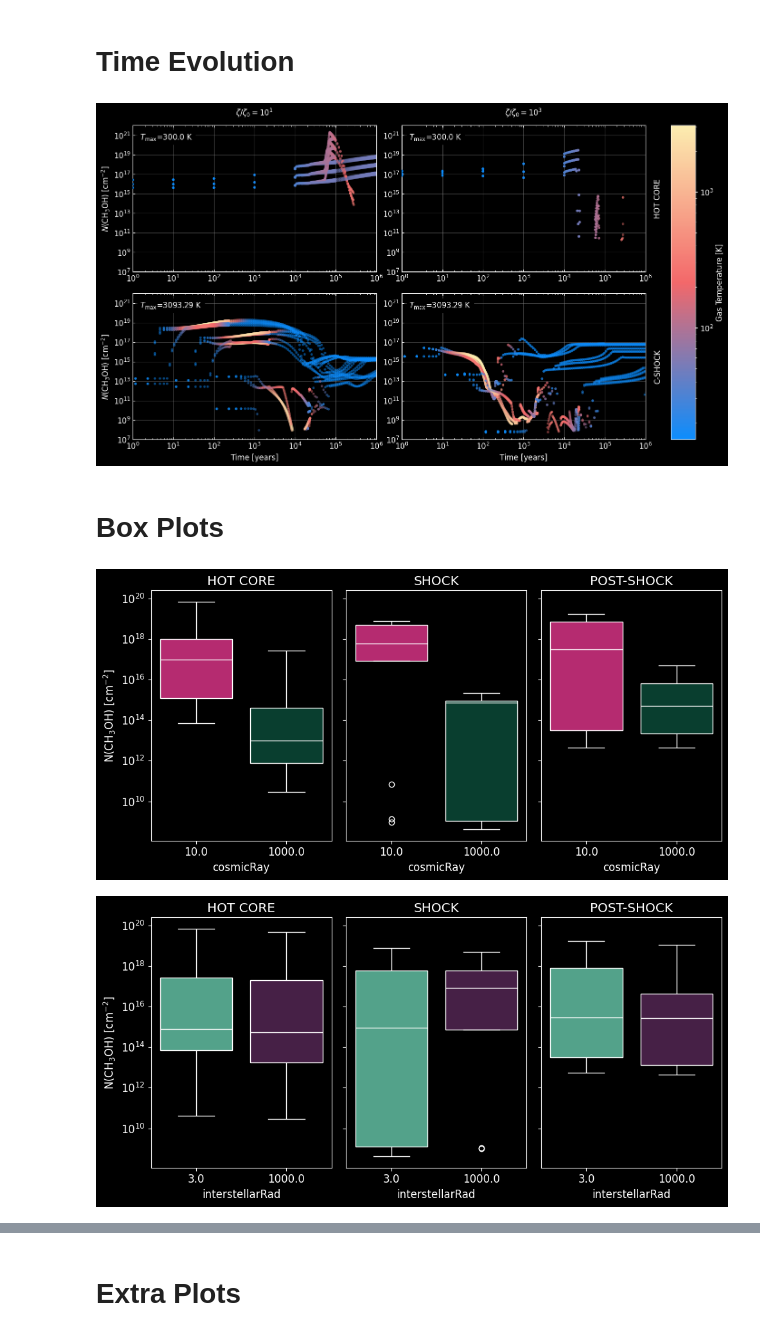
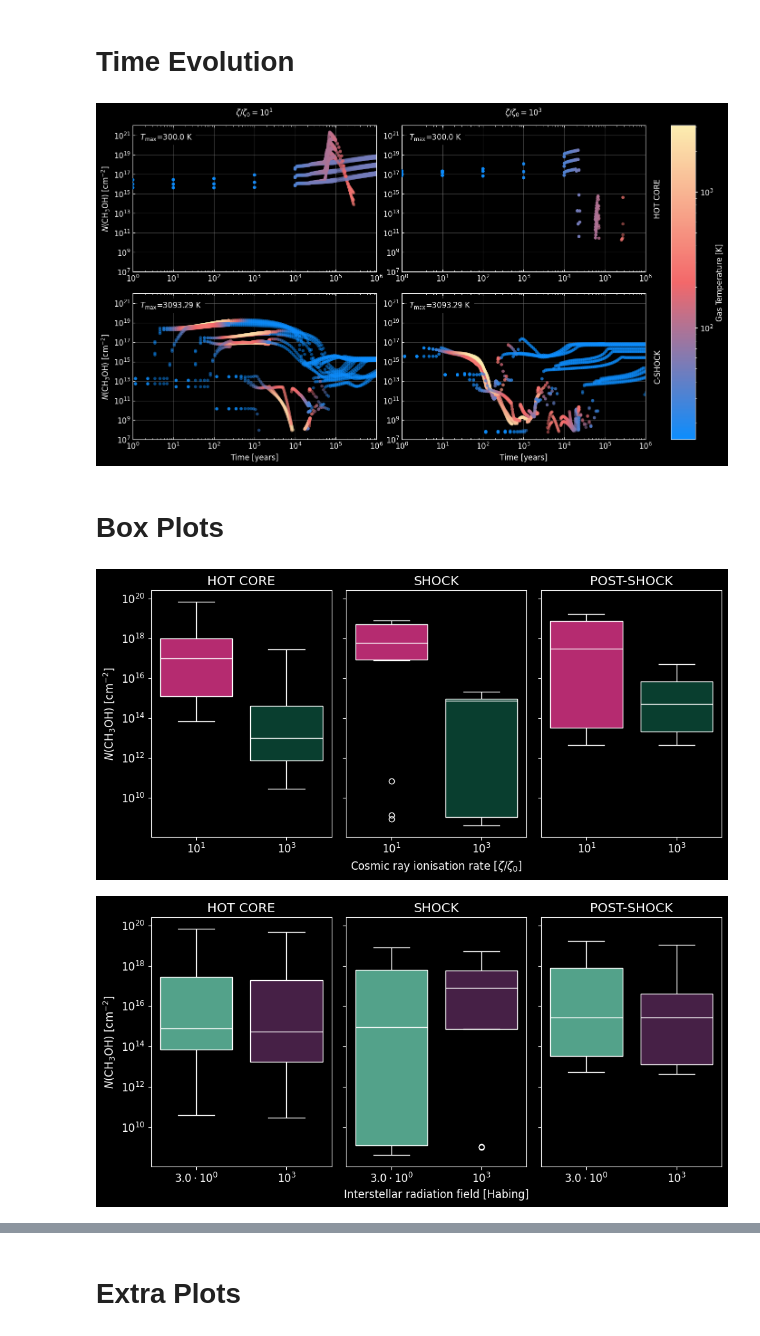
Before and after one commit to georgina-sampson/LEAPS-2024, a Jupyter notebook: CH3OH/plots.ipynb, the cells around one changed output, grey strips where cells are left out. Drawn from its saved outputs; the diff is of its cells as text; code cells hidden in the pictures.

```diff
--- a/CH3OH/plots.ipynb
+++ b/CH3OH/plots.ipynb
@@ -81,8 +94,10 @@ for tipo, df in dfDic.items():
         ax=fig.add_subplot(gs[i,j])
         sns.scatterplot(data=df[df['zeta']==zeta], x='Time', y='N_CH3OH',
                         hue='gasTemp', palette=cmap, hue_norm=norm,
-                        alpha=0.5, s=15,
-                        linewidth=0, ax=ax, zorder=10, legend=None)
+                        alpha=0.5, s=25,
+                        linewidth=0,
+                        ax=ax, zorder=10, legend=None)
+
         ax.grid(color='grey', alpha=0.5, zorder=2)
         ax.set_xscale('log')
         ax.set_yscale('log')
@@ -91,33 +106,33 @@ for tipo, df in dfDic.items():
         ax.tick_params(axis='both', which='both',direction='in', top=True)
 
         ax.set_xlabel(r'Time [years]' if i==1 else None)
         ax.set_ylabel(r'$N$(CH$_3$OH) [cm$^{-2}$]' if j==0 else None)
 
         ax.text(x=0.03, y=0.95, s=r"$T_\mathrm{max}$"+f"={df[df['zeta']==zeta]['gasTemp'].max()} K",
                 backgroundcolor='black',
                 horizontalalignment='left',
                 verticalalignment='top',
                 transform=ax.transAxes)
 
         if j==1:
             ax.text(1.05, 0.5, tipo.upper() if tipo==constants.HOTCORE else tipo.upper().replace(' ', '-'),
                     horizontalalignment='center',
                     verticalalignment='center',
                     rotation='vertical',
                     transform=ax.transAxes)
         if i==0:
             ax.text(0.5, 1.05, r"$\zeta/\zeta_0=10^1$" if j==0 else r"$\zeta/\zeta_0=10^3$",
                     horizontalalignment='center',
                     verticalalignment='bottom',
                     transform=ax.transAxes)
 
 cax=fig.add_subplot(gs[:, -1])
 sm = plt.cm.ScalarMappable(cmap=cmap, norm=norm)
 sm.set_array([])
 fig.colorbar(sm, cax=cax, label='Gas Temperature [K]')
 fig.savefig(f"TimeEvolution_CH3OH_columnDensity.png")
 # plt.close()
 # %% [output]
-[figure, old version]
+[figure, new version]
 # %% [markdown]
 # Box Plots
@@ -137,14 +188,15 @@ for enfasis in [constants.COSMICRAY, constants.INTERSTELLARRAD]:
                     linecolor='white', #linewidth=2,
                     y='N_CH3OH', ax=ax, log_scale=True)
         ax.set_title(title)
-        ax.set_xticks(propOrder[tipo][enfasis], labels=propLabels[tipo][enfasis])
+        ax.set_xticks(propOrder[tipo][enfasis], labels=[f"${format_e(val)}$" for val in propLabels[tipo][enfasis]])
+        ax.set_xlabel(propxLabels[tipo][enfasis] if i==1 else None)
 
     axs[0].set_ylabel(r'$N$(CH$_3$OH) [cm$^{-2}$]')
-    # fig.savefig(f"BOXPLOT_CH3OH_columnDensity_by{enfasis.upper()}.png")
+    fig.savefig(f"BOXPLOT_CH3OH_columnDensity_by{enfasis.upper()}.png")
     # plt.close()
 # %% [output]
-[figure, old version]
+[figure, new version]
-[figure, old version]
+[figure, new version]
 # %%
 for dic in dfDicBox:
     tipo, df = [(k, dic[k] )for k in dic][0]
```
Also changed, not shown: parts of 4 cells of this notebook, 7 other files.
